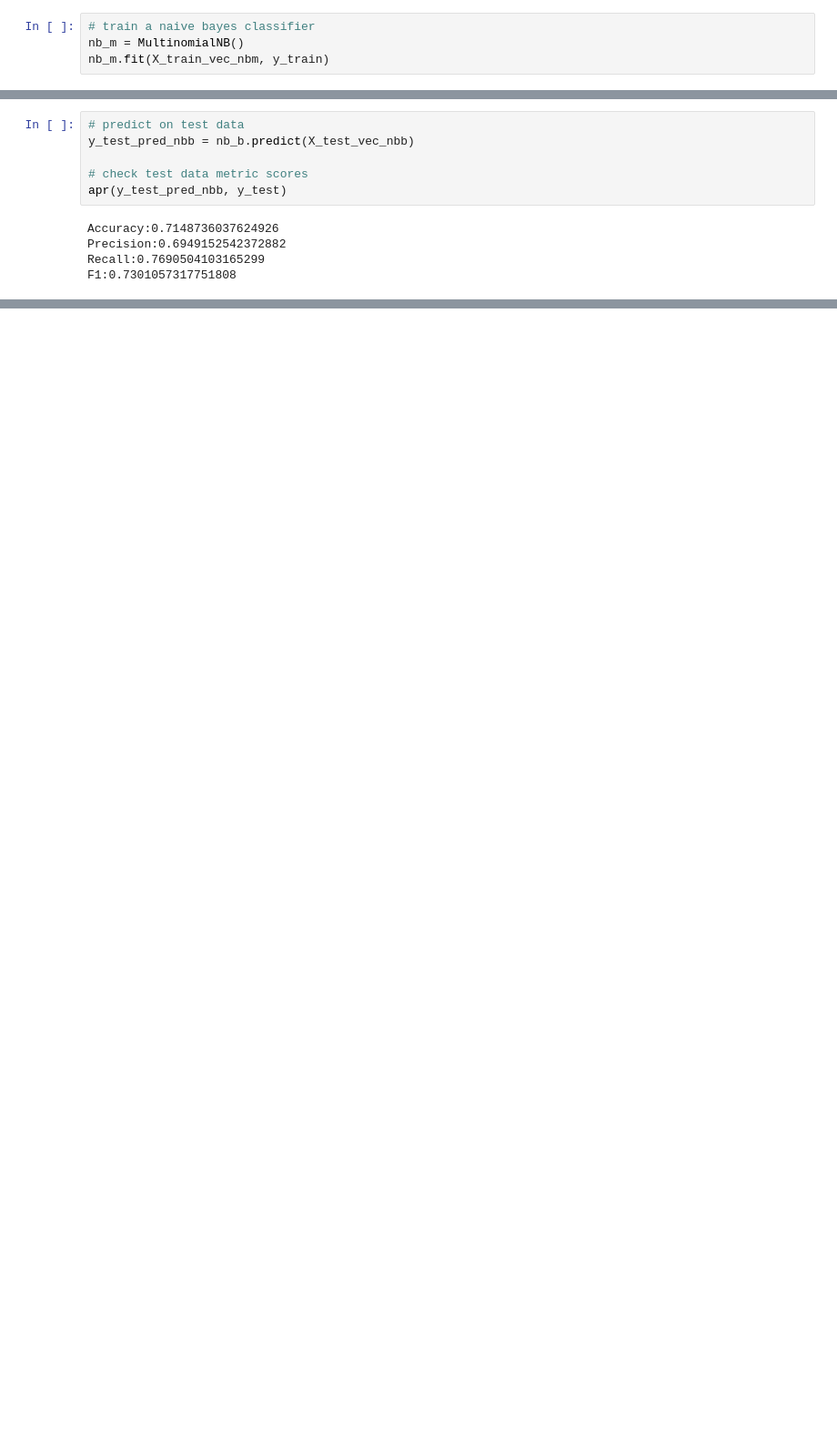
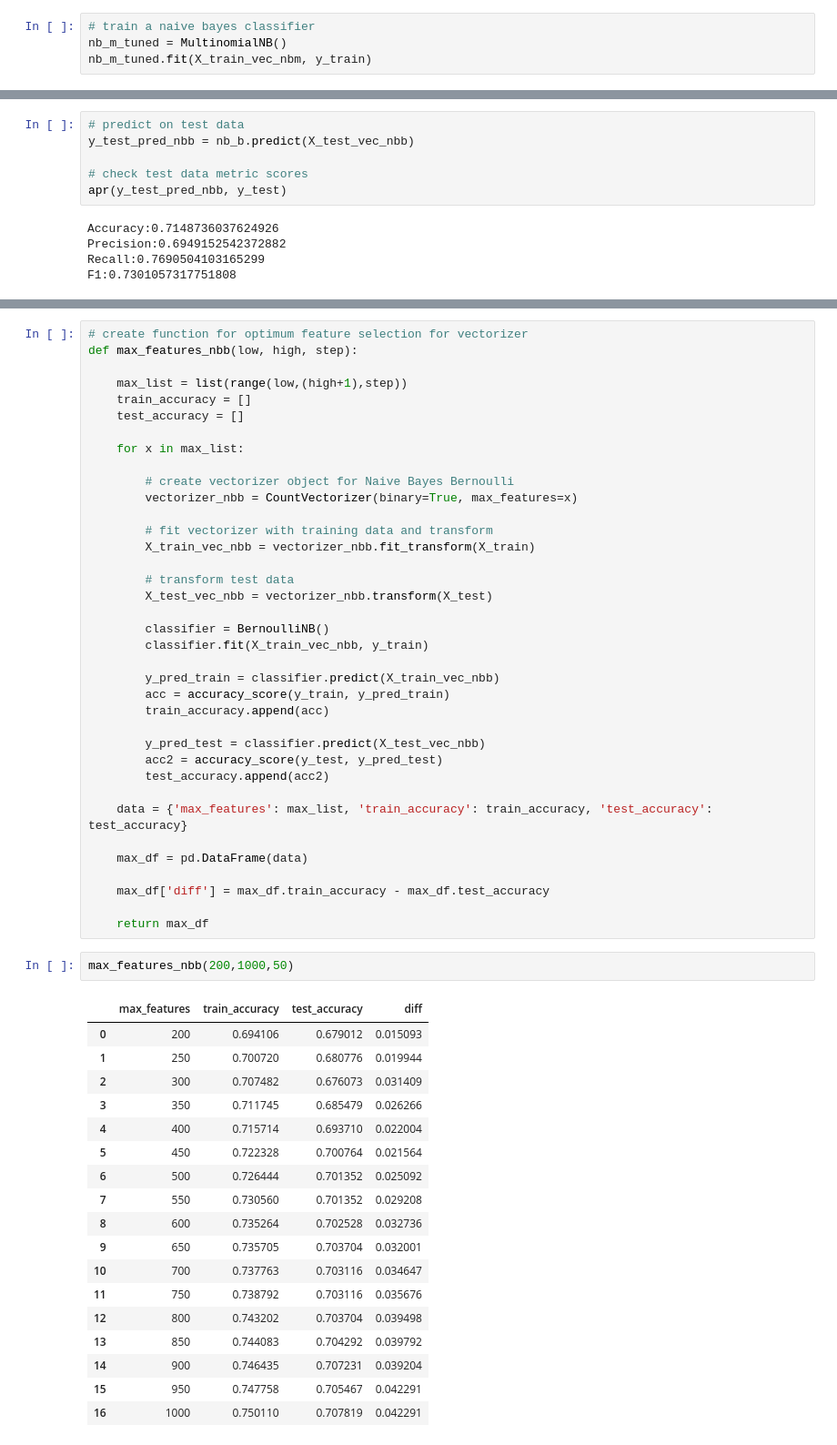
Before and after one commit to LHide14/YouTube-Analytics, a Jupyter notebook: nlp_title_model.ipynb, the cells around one changed output, grey strips where cells are left out. Shown at 91% size. Saved outputs shown, nothing was run; the diff lists cells and outputs as text; blank space fills up the shorter version.

```diff
--- a/nlp_title_model.ipynb
+++ b/nlp_title_model.ipynb
@@ -505,8 +506,8 @@ X_train_vec_nbm = vectorizer_nbm.fit_transform(X_train)
 X_test_vec_nbm = vectorizer_nbm.transform(X_test)
 # %%
 # train a naive bayes classifier
-nb_m = MultinomialNB()
-nb_m.fit(X_train_vec_nbm, y_train)
+nb_m_tuned = MultinomialNB()
+nb_m_tuned.fit(X_train_vec_nbm, y_train)
 # %% [output]
 MultinomialNB()
 # %%
@@ -563,0 +567,58 @@ F1:0.7301057317751808
+# %%
+# create function for optimum feature selection for vectorizer
+def max_features_nbb(low, high, step):
+
+    max_list = list(range(low,(high+1),step))
+    train_accuracy = []
+    test_accuracy = []
+
+    for x in max_list:
+
+        # create vectorizer object for Naive Bayes Bernoulli
+        vectorizer_nbb = CountVectorizer(binary=True, max_features=x)
+
+        # fit vectorizer with training data and transform
+        X_train_vec_nbb = vectorizer_nbb.fit_transform(X_train)
+
+        # transform test data
+        X_test_vec_nbb = vectorizer_nbb.transform(X_test)
+
+        classifier = BernoulliNB()
+        classifier.fit(X_train_vec_nbb, y_train)
+
+        y_pred_train = classifier.predict(X_train_vec_nbb)
+        acc = accuracy_score(y_train, y_pred_train)
+        train_accuracy.append(acc)
+
+        y_pred_test = classifier.predict(X_test_vec_nbb)
+        acc2 = accuracy_score(y_test, y_pred_test)
+        test_accuracy.append(acc2)
+
+    data = {'max_features': max_list, 'train_accuracy': train_accuracy, 'test_accuracy': test_accuracy}
+
+    max_df = pd.DataFrame(data)
+
+    max_df['diff'] = max_df.train_accuracy - max_df.test_accuracy
+
+    return max_df
+# %%
+max_features_nbb(200,1000,50)
+# %% [output]
+|  | max_features | train_accuracy | test_accuracy | diff |
+| 0 | 200 | 0.694106 | 0.679012 | 0.015093 |
+| 1 | 250 | 0.700720 | 0.680776 | 0.019944 |
+| 2 | 300 | 0.707482 | 0.676073 | 0.031409 |
+| 3 | 350 | 0.711745 | 0.685479 | 0.026266 |
+| 4 | 400 | 0.715714 | 0.693710 | 0.022004 |
+| 5 | 450 | 0.722328 | 0.700764 | 0.021564 |
+| 6 | 500 | 0.726444 | 0.701352 | 0.025092 |
+| 7 | 550 | 0.730560 | 0.701352 | 0.029208 |
+| 8 | 600 | 0.735264 | 0.702528 | 0.032736 |
+| 9 | 650 | 0.735705 | 0.703704 | 0.032001 |
+| 10 | 700 | 0.737763 | 0.703116 | 0.034647 |
+| 11 | 750 | 0.738792 | 0.703116 | 0.035676 |
+| 12 | 800 | 0.743202 | 0.703704 | 0.039498 |
+| 13 | 850 | 0.744083 | 0.704292 | 0.039792 |
+| 14 | 900 | 0.746435 | 0.707231 | 0.039204 |
+| 15 | 950 | 0.747758 | 0.705467 | 0.042291 |
+| 16 | 1000 | 0.750110 | 0.707819 | 0.042291 |
```
Also changed, not shown: parts of 24 cells of this notebook, 2 other files.
